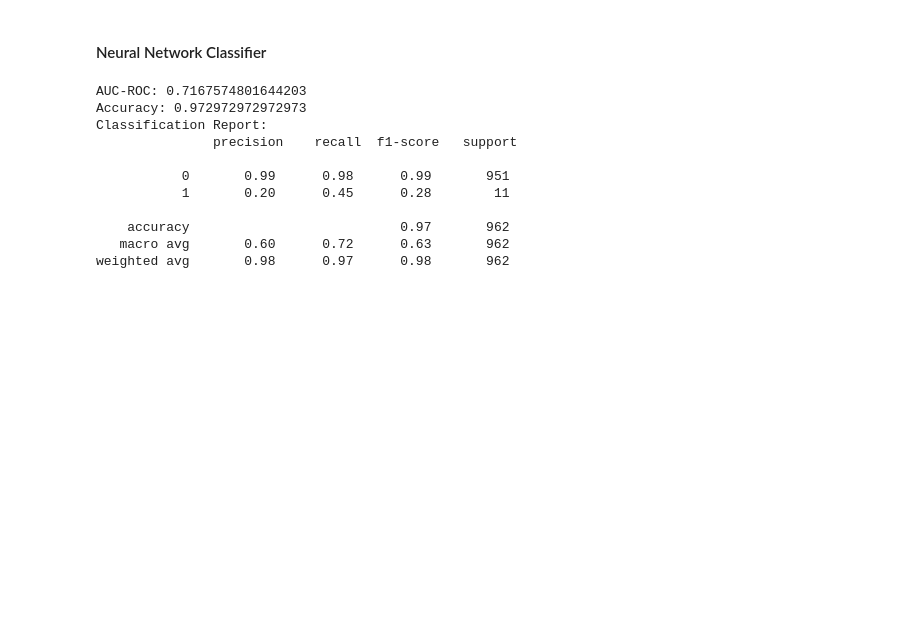
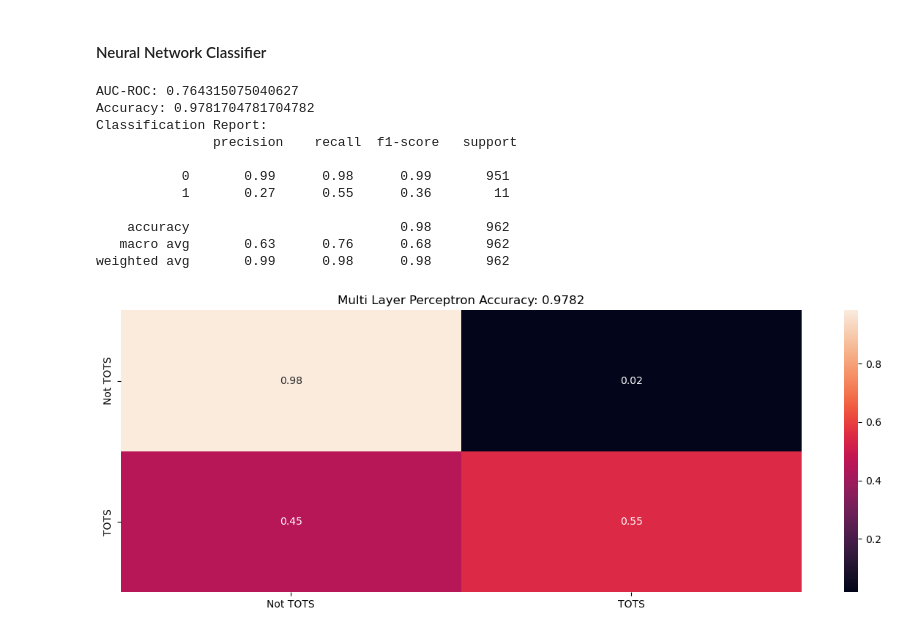
Before and after one commit to Marcos-Zertuche/PL-Player-Forecast, a Jupyter notebook: TOTS-Predictor/InitialModeling.ipynb, the cells around one changed output. Drawn from its saved outputs; the diff is of its cells as text; code cells hidden in the pictures; blank space fills up the shorter version.

Commit message:
Adjusting hyperparams for mlp - improved by removing layers

```diff
--- a/TOTS-Predictor/InitialModeling.ipynb
+++ b/TOTS-Predictor/InitialModeling.ipynb
@@ -546,31 +537,40 @@ weighted avg       0.98      0.98      0.98       962
 #### Neural Network Classifier
 # %%
 # Create an MLPClassifier model
-mlp = MLPClassifier(hidden_layer_sizes=(64, 32),
+mlp = MLPClassifier(hidden_layer_sizes=( 32), activation= 'relu',
                     max_iter=1000, random_state=42)
 
 # Train the model on the training data
 mlp.fit(X_train_imputed, y_train)
 
 y_pred_mlp = mlp.predict(X_test_imputed)
 
 auc_mlp = roc_auc_score(y_test, y_pred_mlp)
-class_report_mlp = classification_report(y_test, y_pred_mlp)
+class_report_mlp = classification_report(y_test, y_pred_mlp,zero_division=0)
+
+# # Define a higher beta to prioritize recall
+# beta = 1  # This can be adjusted; beta > 1 prioritizes recall over precision
+
+# # Calculate the fbeta score
+# fbeta = fbeta_score(y_test, y_pred_mlp, beta=beta, zero_division=0)
+
 
 print('AUC-ROC:', auc_mlp)
 print("Accuracy:", accuracy_score(y_test, y_pred_mlp))
 print("Classification Report:\n", class_report_mlp)
+# print(f'F{beta}-Score:', fbeta)
 
 summarize_net(mlp, X_test_imputed, y_test , title_text = 'Multi Layer Perceptron')
 # %% [output]
-AUC-ROC: 0.7167574801644203
-Accuracy: 0.972972972972973
+AUC-ROC: 0.764315075040627
+Accuracy: 0.9781704781704782
 Classification Report:
                precision    recall  f1-score   support
 
            0       0.99      0.98      0.99       951
-           1       0.20      0.45      0.28        11
+           1       0.27      0.55      0.36        11
 
-    accuracy                           0.97       962
-   macro avg       0.60      0.72      0.63       962
-weighted avg       0.98      0.97      0.98       962
+    accuracy                           0.98       962
+   macro avg       0.63      0.76      0.68       962
+weighted avg       0.99      0.98      0.98       962
+[figure, added]
```
Also changed, not shown: parts of 5 cells of this notebook.
